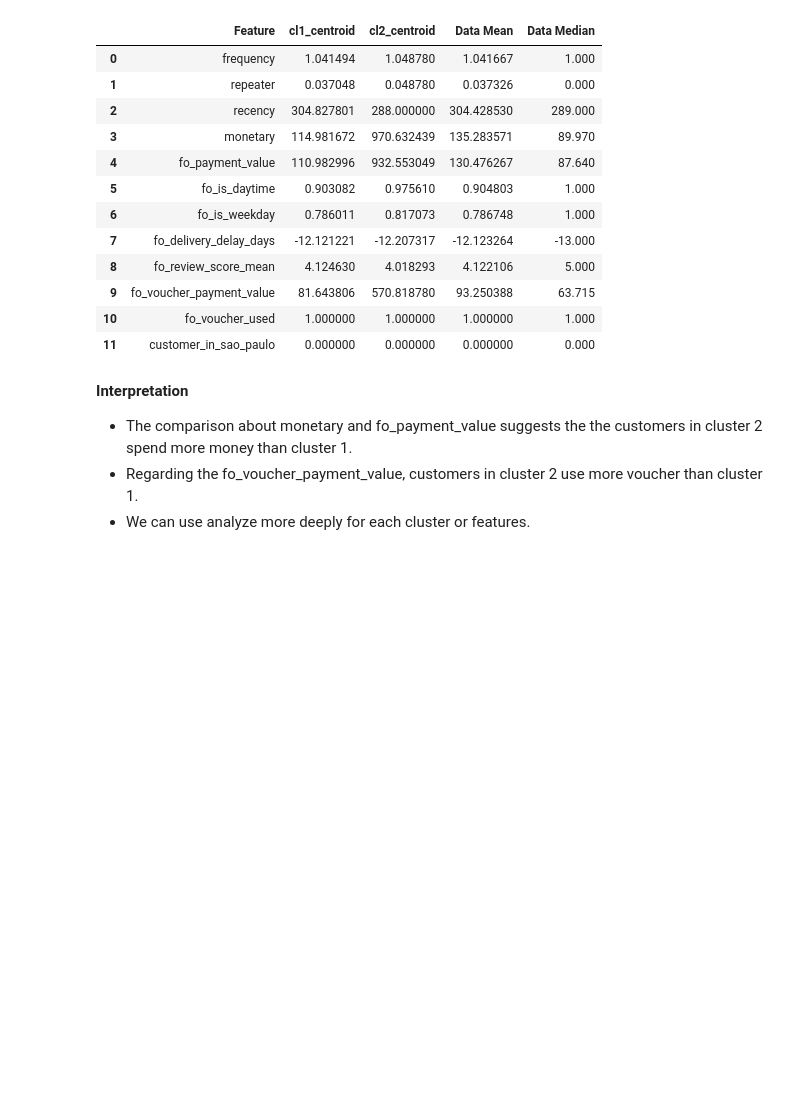
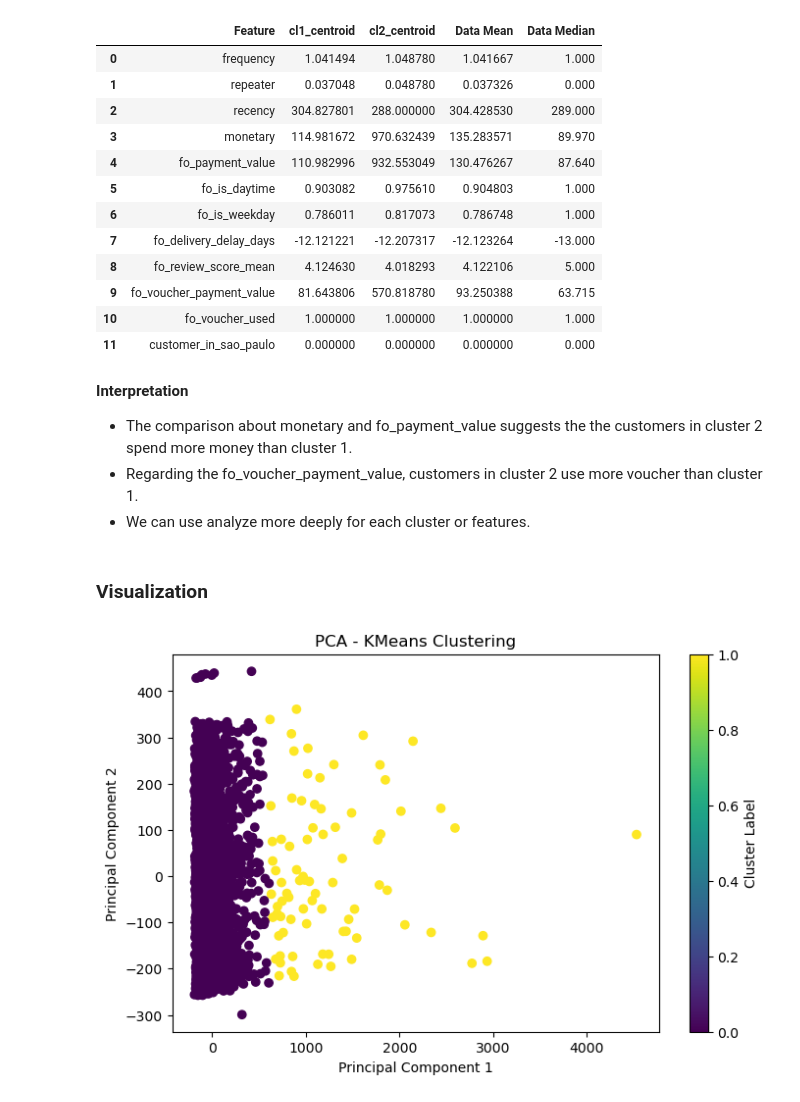
Before and after one commit to Yuki-bach/marketing, a Jupyter notebook: notebooks/methodology_kmeans.ipynb, the cells around one changed output. Drawn from its saved outputs; the diff is of its cells as text; code cells hidden in the pictures; blank space fills up the shorter version.

```diff
--- a/notebooks/methodology_kmeans.ipynb
+++ b/notebooks/methodology_kmeans.ipynb
@@ -194,3 +194,20 @@ centroids_comparison_df
 - The comparison about monetary and fo_payment_value suggests the the customers in cluster 2 spend more money than cluster 1.
 - Regarding the fo_voucher_payment_value, customers in cluster 2 use more voucher than cluster 1.
 - We can use analyze more deeply for each cluster or features.
+# %% [markdown]
+### Visualization
+# %%
+from sklearn.decomposition import PCA
+
+pca = PCA(n_components=2)
+pca_result = pca.fit_transform(df_numeric)
+
+plt.figure(figsize=(8, 5))
+plt.scatter(pca_result[:, 0], pca_result[:, 1], c=kmeans.labels_, cmap='viridis', marker='o')
+plt.title('PCA - KMeans Clustering')
+plt.xlabel('Principal Component 1')
+plt.ylabel('Principal Component 2')
+plt.colorbar(label='Cluster Label')
+plt.show()
+# %% [output]
+[figure, added]
```
Also changed, not shown: parts of 1 cell of this notebook, 1 other file.
